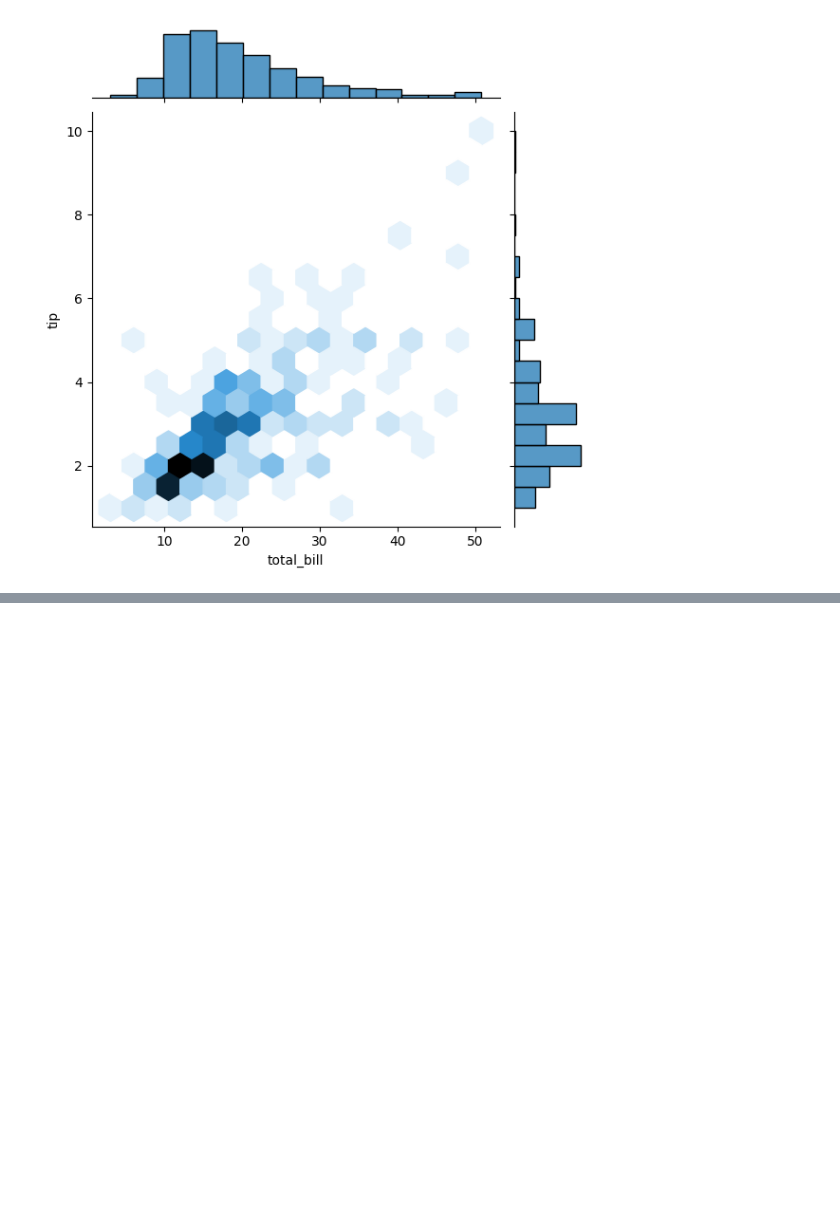
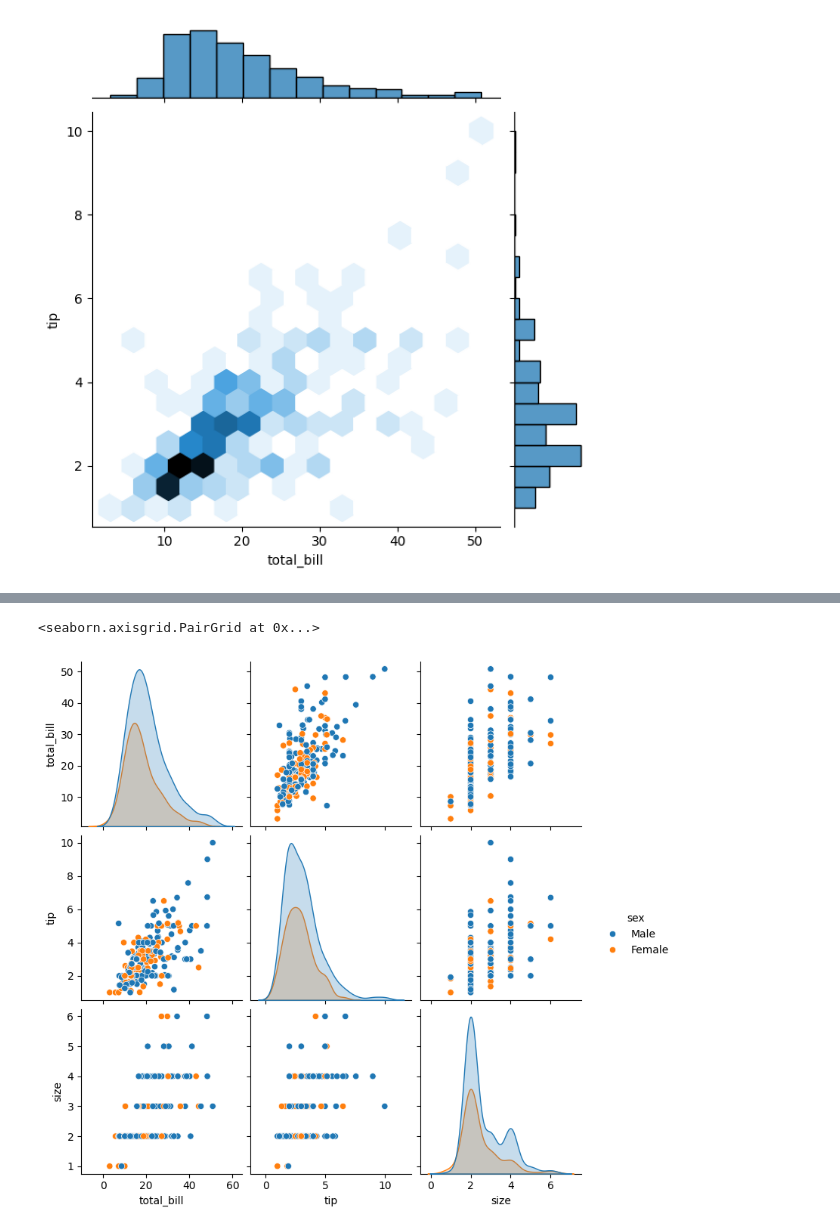
Before and after one commit to ayushd150/mllearnings, a Jupyter notebook: matplotlib/distributionplot.ipynb, the cells around one changed output, grey strips where cells are left out. Saved outputs shown, nothing was run; the diff lists cells and outputs as text; code cells hidden in the pictures; blank space fills up the shorter version.

```diff
--- a/matplotlib/distributionplot.ipynb
+++ b/matplotlib/distributionplot.ipynb
@@ -39,0 +45,5 @@ sns.jointplot(x='total_bill', y='tip', data=df, kind='hex')
+# %%
+sns.pairplot(df,hue='sex')
+# %% [output]
+<seaborn.axisgrid.PairGrid at 0x...>
+[figure, added]
```
Also changed, not shown: parts of 3 cells of this notebook, 2 other files.
